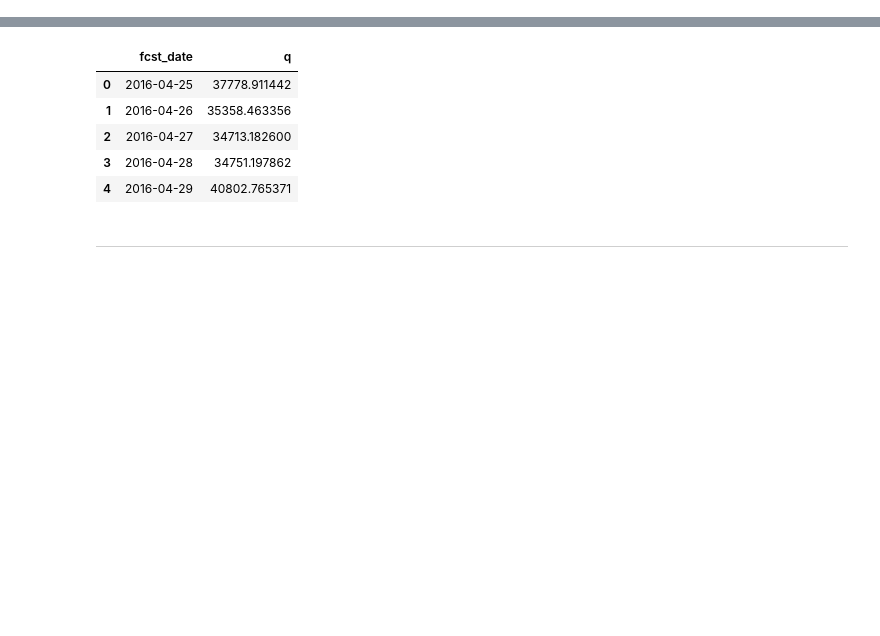
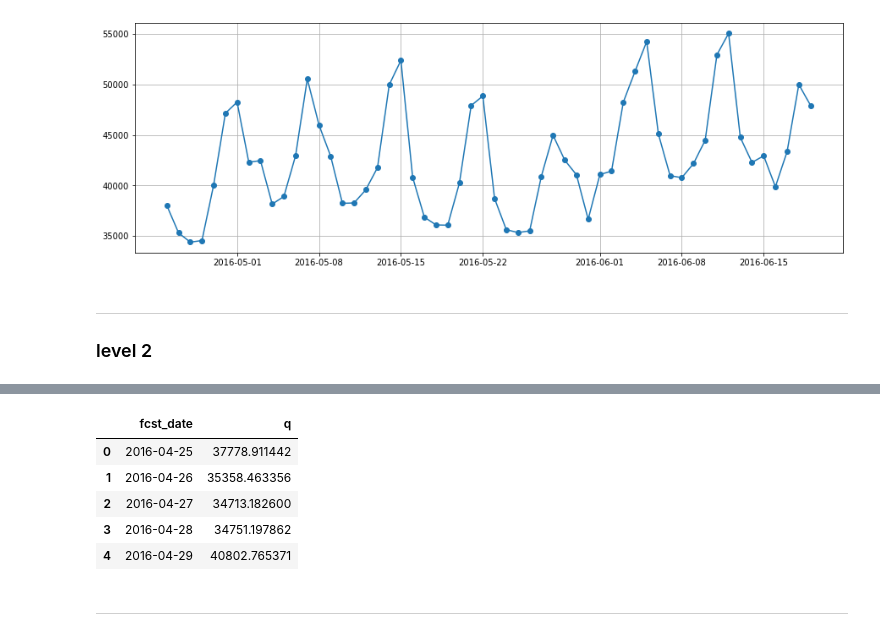
Before and after one commit to mavillan/m5-forecasting-accuracy, a Jupyter notebook: notebooks/submission_inspect.ipynb, the cells around one changed output, grey strips where cells are left out. Cells and saved outputs as stored; diff of their text form; code cells hidden in the pictures; blank space fills up the shorter version.

```diff
--- a/notebooks/submission_inspect.ipynb
+++ b/notebooks/submission_inspect.ipynb
@@ -16,0 +267,10 @@ forecast_level1.head()
+# %%
+plt.figure(figsize=(15,5))
+plt.plot_date(forecast_level1.fcst_date, forecast_level1.y_pred, "o-")
+plt.grid()
+plt.show()
+# %% [output]
+[figure, added]
+# %% [markdown]
+***
+### level 2
```
Also changed, not shown: parts of 27 cells of this notebook, 7 other files.
